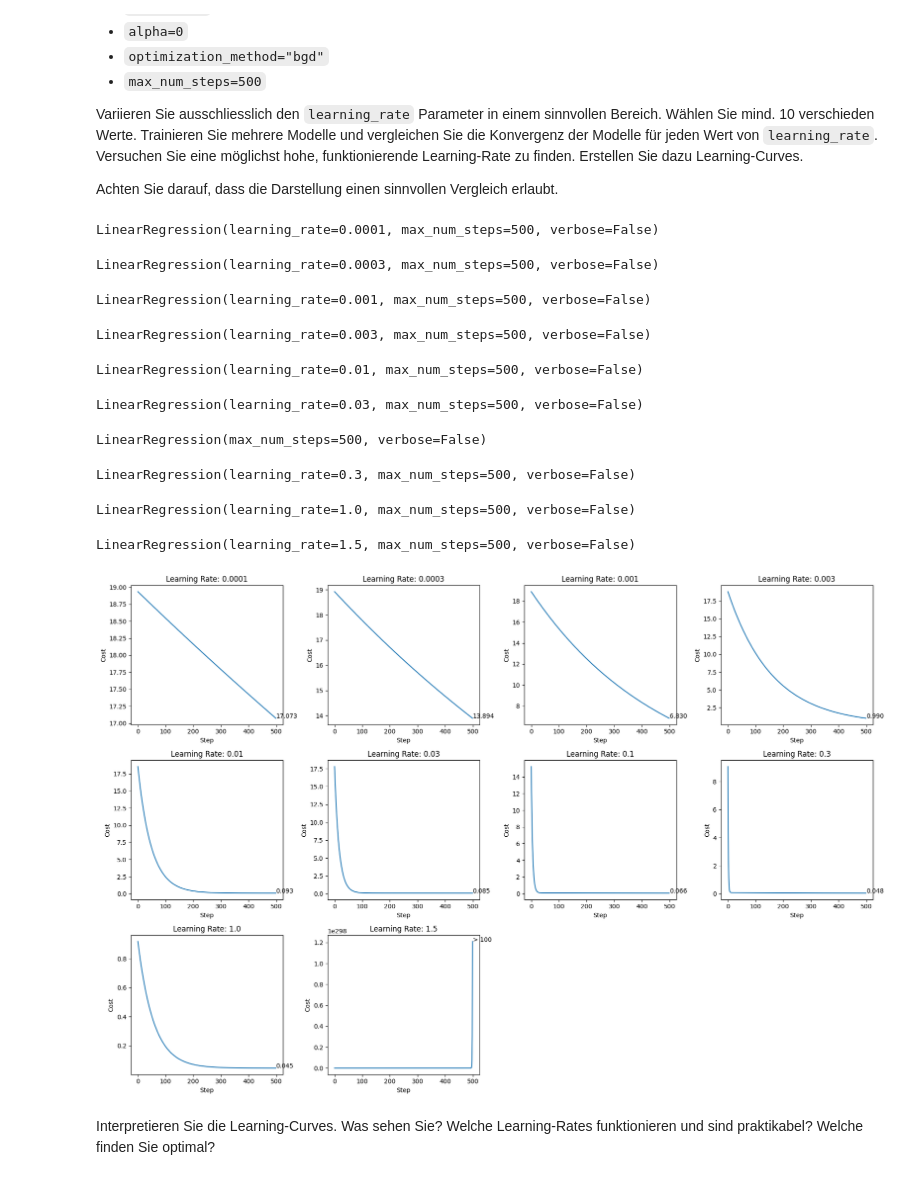
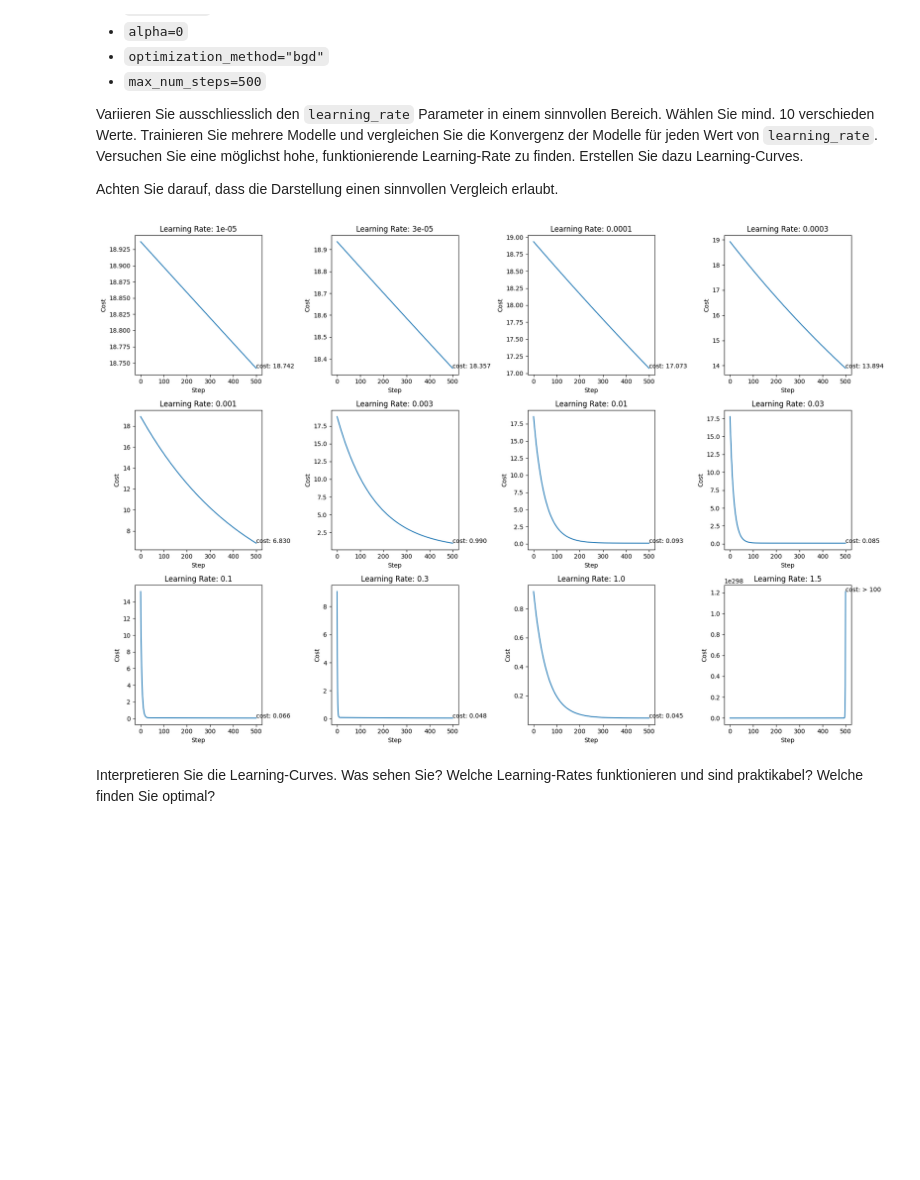
Before and after one commit to SeyaSchmassmann/ml, a Jupyter notebook: graded_assignments/graded01/graded01.ipynb, the cells around one changed output. Cells and saved outputs as stored; diff of their text form; code cells hidden in the pictures; blank space fills up the shorter version.

```diff
--- a/graded_assignments/graded01/graded01.ipynb
+++ b/graded_assignments/graded01/graded01.ipynb
@@ -669,6 +666,7 @@ Versuchen Sie das Abbruchkriterium `Gradient < epsilon` zu erreichen.
 import pandas as pd
 import matplotlib.pyplot as plt
 from sklearn.preprocessing import StandardScaler
+from sklearn.metrics import mean_squared_error
 
 df_heidelbeeren = pd.read_csv('heidelbeere_train.csv')
 
@@ -681,9 +679,12 @@ y_train = df_heidelbeeren['Ertrag'].values
 X_train = StandardScaler().fit(X_train).transform(X_train)
 # 2. Option: Normalize data using custom normalization
 # X_train = (X_train - X_train.mean()) / X_train.std()
+# 3. Option: Normalize data using min-max normalization
+# X_train = MinMaxScaler().fit(X_train).transform(X_train)
 
-lr.fit(X_train, y_train)
+_ = lr.fit(X_train, y_train)
 
+print(f"mean squared error is: {mean_squared_error(y_train, lr.predict(X_train)):3f}")
 print(f"R^2 is: {lr.score(X_train, y_train):.3f}")
 print(f"cost is {lr.cost(X_train, y_train):.3f}")
 
@@ -695,9 +696,11 @@ df_observation['residuum'] = df_observation['y_true'] - df_observation['y_hat']
 print("Observations:")
 display(df_observation)
 
-plt.plot(lr.history)
-plt.title("Learning Curve")
-plt.xlabel("Step")
-plt.ylabel("Cost")
+_ = plt.plot(lr.history)
+_ = plt.title("Learning Curve")
+_ = plt.xlabel("Step")
+_ = plt.ylabel("Cost")
+
+plt.show()
 # %% [output]
 Converged at step 3884
@@ -794,52 +809,37 @@ Achten Sie darauf, dass die Darstellung einen sinnvollen Vergleich erlaubt.
 # %%
 import pandas as pd
 import matplotlib.pyplot as plt
 from sklearn.preprocessing import StandardScaler
 
 df_heidelbeeren = pd.read_csv('heidelbeere_train.csv')
 
-learning_rates = [ 0.0001, 0.0003, 0.001, 0.003, 0.01, 0.03, 0.1, 0.3, 1.0, 1.5 ]
+learning_rates = [ 0.00001, 0.00003, 0.0001, 0.0003, 0.001, 0.003, 0.01, 0.03, 0.1, 0.3, 1.0, 1.5 ]
 
 X_train = df_heidelbeeren[['Samen', 'Fruchtmasse']]
 y_train = df_heidelbeeren['Ertrag'].values
 
 X_train = StandardScaler().fit(X_train).transform(X_train)
 
 fig, axs = plt.subplots(nrows=3, ncols=4, figsize=(18, 12))
 
 for index, learning_rate in enumerate(learning_rates):
     lr = LinearRegression(epsilon=-1, max_num_steps=500, learning_rate=learning_rate, optimization_method="bgd", alpha=0.0, verbose=False)
 
-    lr.fit(X_train, y_train)
+    _ = lr.fit(X_train, y_train)
 
     row = index // 4
     col = index % 4
 
     _ = axs[row, col].plot(lr.history)
     _ = axs[row, col].set_title(f"Learning Rate: {learning_rate}")
     _ = axs[row, col].set_xlabel("Step")
     _ = axs[row, col].set_ylabel("Cost")
-    # tbd add label for x[500]
-    _ = axs[row, col].text(500, lr.history[499], f"{lr.history[499]:.3f}" if lr.history[499] < 100 else "> 100")
-
-
-axs[2, 2].remove()
-axs[2, 3].remove()
+    _ = axs[row, col].text(500, lr.history[499], f"cost: {lr.history[499]:.3f}" if lr.history[499] < 100 else "cost: > 100")
 
 fig.tight_layout()
 fig.show()
 # %% [output]
-LinearRegression(learning_rate=0.0001, max_num_steps=500, verbose=False)
-LinearRegression(learning_rate=0.0003, max_num_steps=500, verbose=False)
-LinearRegression(learning_rate=0.001, max_num_steps=500, verbose=False)
-LinearRegression(learning_rate=0.003, max_num_steps=500, verbose=False)
-LinearRegression(learning_rate=0.01, max_num_steps=500, verbose=False)
-LinearRegression(learning_rate=0.03, max_num_steps=500, verbose=False)
-LinearRegression(max_num_steps=500, verbose=False)
-LinearRegression(learning_rate=0.3, max_num_steps=500, verbose=False)
-LinearRegression(learning_rate=1.0, max_num_steps=500, verbose=False)
-LinearRegression(learning_rate=1.5, max_num_steps=500, verbose=False)
-[figure, old version]
+[figure, new version]
 # %% [markdown]
 Interpretieren Sie die Learning-Curves. Was sehen Sie? Welche Learning-Rates funktionieren und sind praktikabel? Welche finden Sie optimal?
 # %% [markdown]
```
Also changed, not shown: parts of 15 cells of this notebook.
